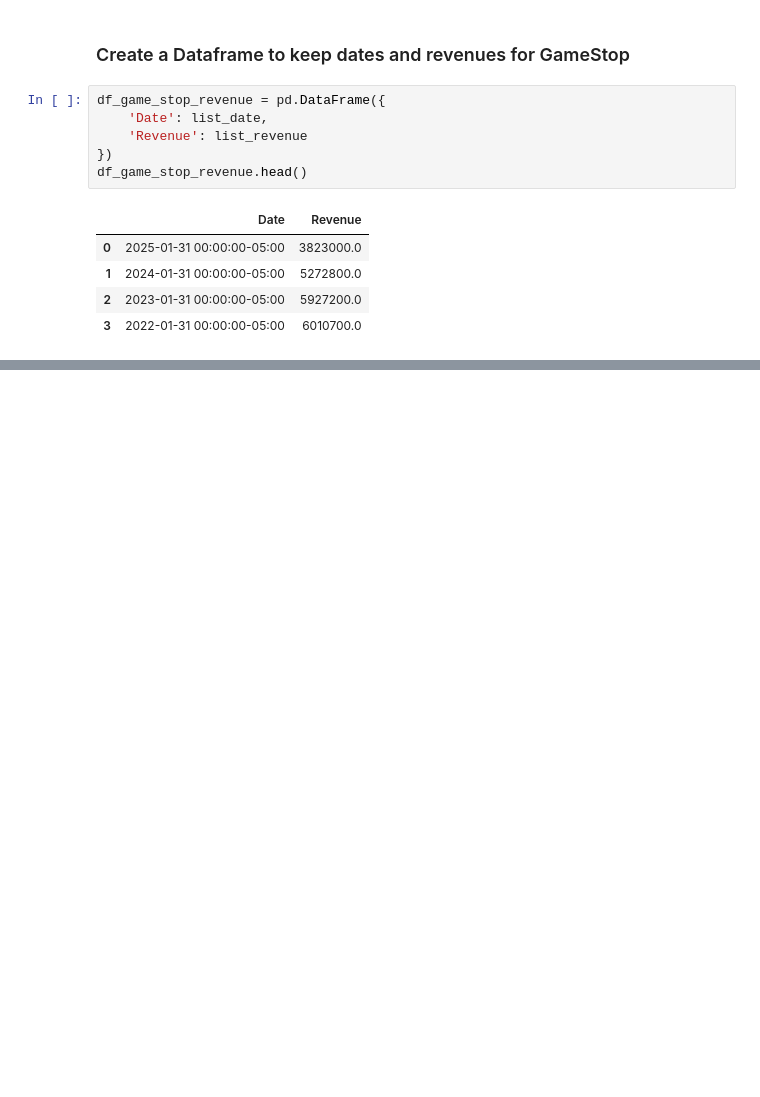
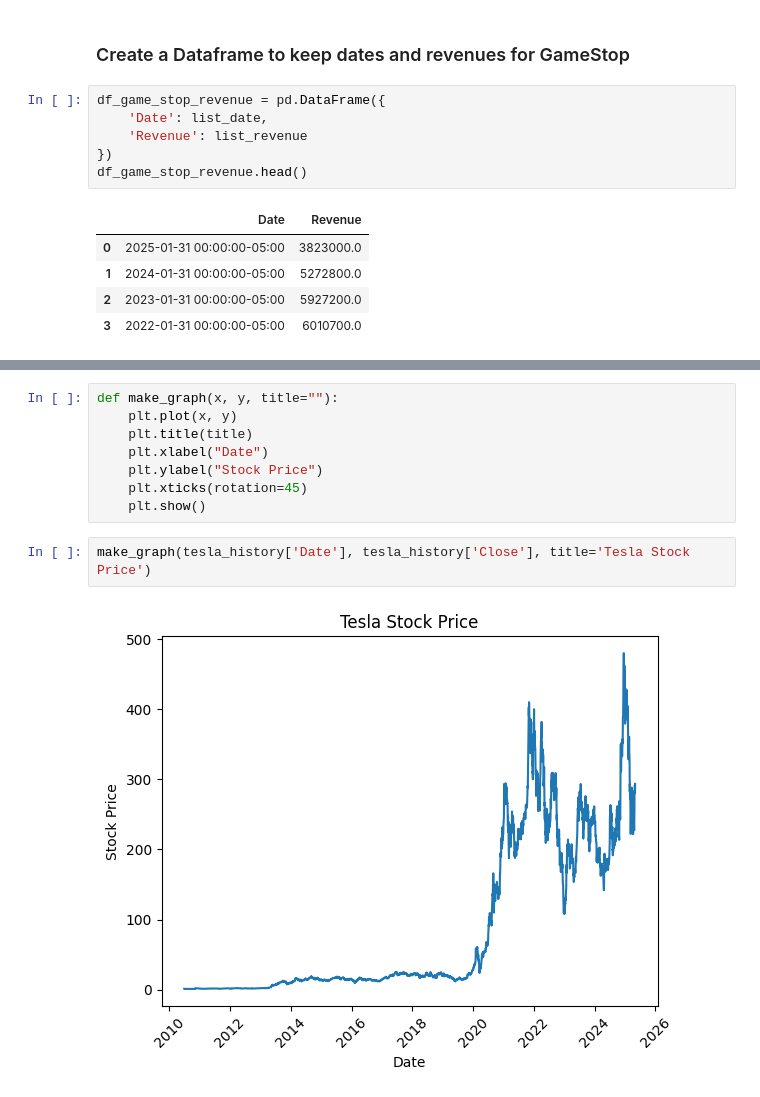
Before and after one commit to diogotraldi/Python-Project-for-Data-Science, a Jupyter notebook: analyzing-stock-cousera-assignment.ipynb, the cells around one changed output, grey strips where cells are left out. Saved outputs shown, nothing was run; the diff lists cells and outputs as text; blank space fills up the shorter version.

```diff
--- a/analyzing-stock-cousera-assignment.ipynb
+++ b/analyzing-stock-cousera-assignment.ipynb
@@ -252,0 +215,12 @@ gamestop_history.tail()
+# %%
+def make_graph(x, y, title=""):
+    plt.plot(x, y)
+    plt.title(title)
+    plt.xlabel("Date")
+    plt.ylabel("Stock Price")
+    plt.xticks(rotation=45)
+    plt.show()
+# %%
+make_graph(tesla_history['Date'], tesla_history['Close'], title='Tesla Stock Price')
+# %% [output]
+[figure, added]
```
Also changed, not shown: parts of 7 cells of this notebook.
